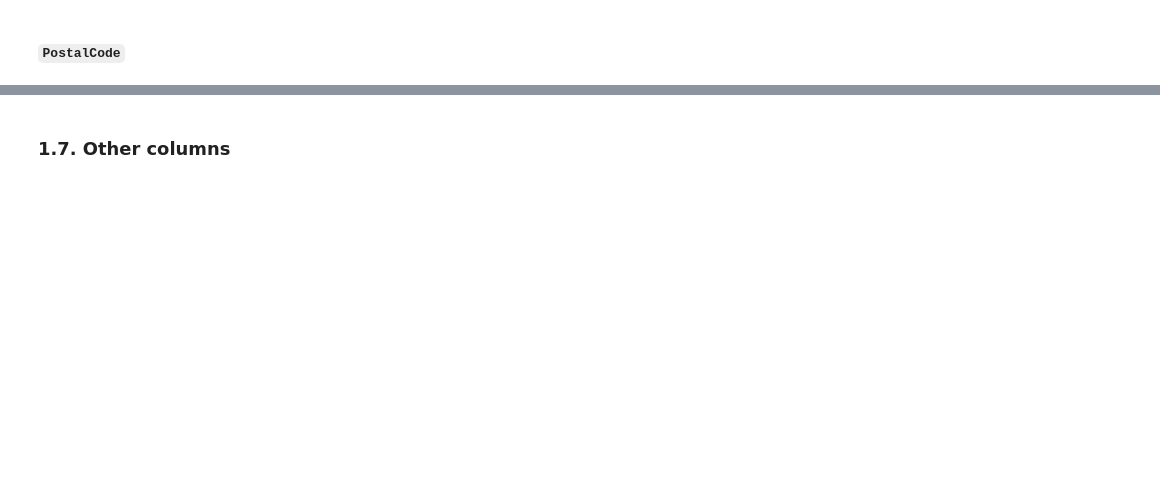
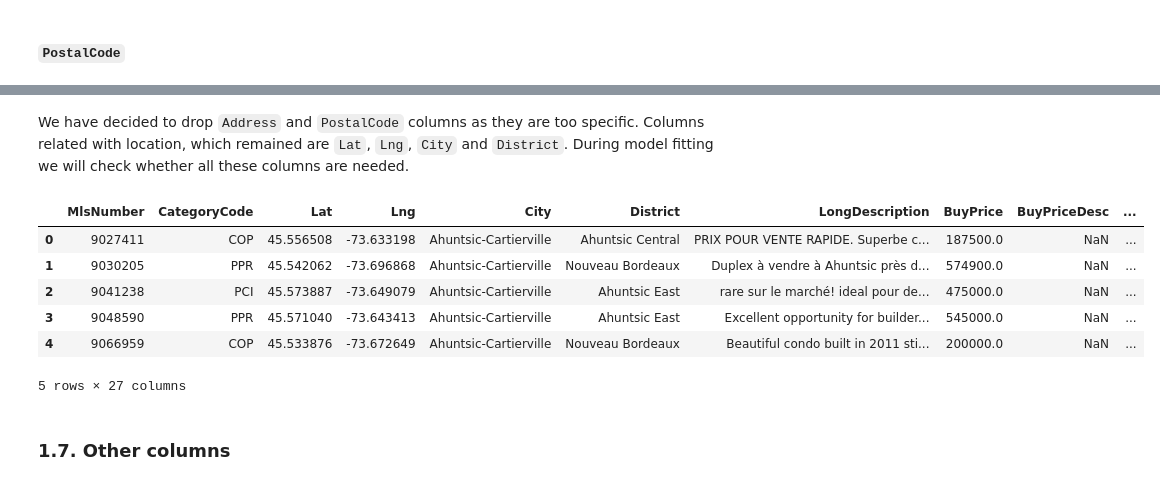
Before and after one commit to Szymon-Gut/Warsztaty_Badawacze, a Jupyter notebook: merging_data.ipynb, the cells around one changed output, grey strips where cells are left out. Drawn from its saved outputs; the diff is of its cells as text; code cells hidden in the pictures; blank space fills up the shorter version.

```diff
--- a/merging_data.ipynb
+++ b/merging_data.ipynb
@@ -76,3 +97,5 @@ listings.loc[
+# %%
+listings['Utilisation'].fillna('No information', inplace=True)
 # %% [markdown]
 ### 1.4. `BuyPriceDesc`
 # %%
@@ -113,5 +134,6 @@ Name: BuyPrice, dtype: float64
 # %%
 listings.rename({
+    'Quartier': 'District',
     'RevenuBrutPotentiel': 'GrossPotentialIncome',
     'NbPieces': 'NumberOfRooms',
     'NbChambres': 'NumberOfBedrooms',
@@ -246,2 +266,16 @@ Name: PostalCode, Length: 7996, dtype: int64
+# %% [markdown]
+We have decided to drop `Address` and `PostalCode` columns as they are too specific. Columns related with location, which remained are `Lat`, `Lng`, `City` and `District`. During model fitting we will check whether all these columns are needed.
+# %%
+listings.drop(columns=['Address', 'PostalCode'], inplace=True)
+# %%
+listings.head()
+# %% [output]
+|  | MlsNumber | CategoryCode | Lat | Lng | City | District | LongDescription | BuyPrice | BuyPriceDesc | ... |
+| 0 | 9027411 | COP | 45.556508 | -73.633198 | Ahuntsic-Cartierville | Ahuntsic Central | PRIX POUR VENTE RAPIDE. Superbe c... | 187500.0 | NaN | ... |
+| 1 | 9030205 | PPR | 45.542062 | -73.696868 | Ahuntsic-Cartierville | Nouveau Bordeaux | Duplex à vendre à Ahuntsic près d... | 574900.0 | NaN | ... |
+| 2 | 9041238 | PCI | 45.573887 | -73.649079 | Ahuntsic-Cartierville | Ahuntsic East | rare sur le marché! ideal pour de... | 475000.0 | NaN | ... |
+| 3 | 9048590 | PPR | 45.571040 | -73.643413 | Ahuntsic-Cartierville | Ahuntsic East | Excellent opportunity for builder... | 545000.0 | NaN | ... |
+| 4 | 9066959 | COP | 45.533876 | -73.672649 | Ahuntsic-Cartierville | Nouveau Bordeaux | Beautiful condo built in 2011 sti... | 200000.0 | NaN | ... |
+5 rows × 27 columns
 # %% [markdown]
 ### 1.7. Other columns
```
Also changed, not shown: parts of 56 cells of this notebook.
